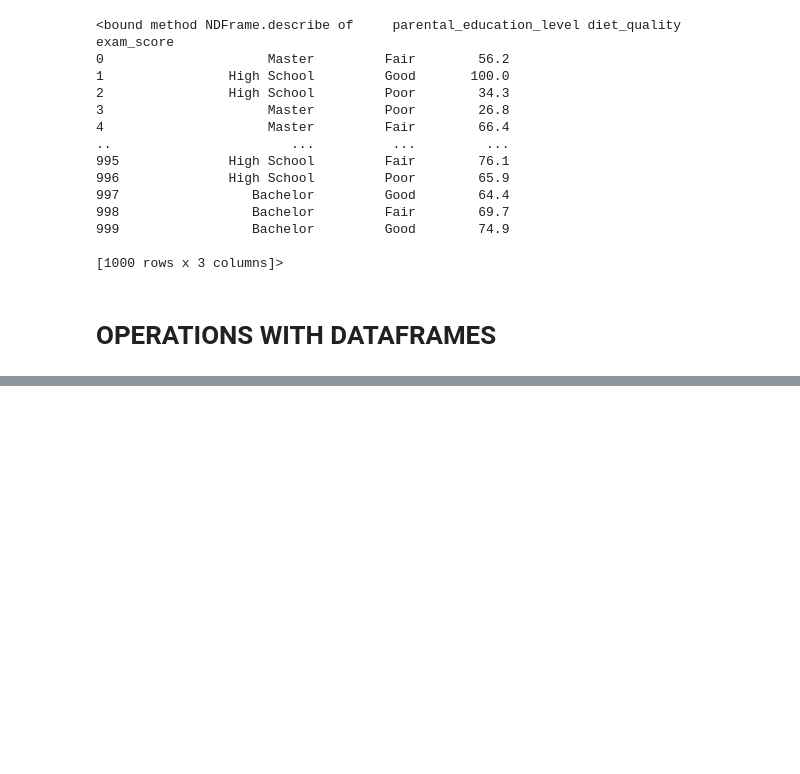
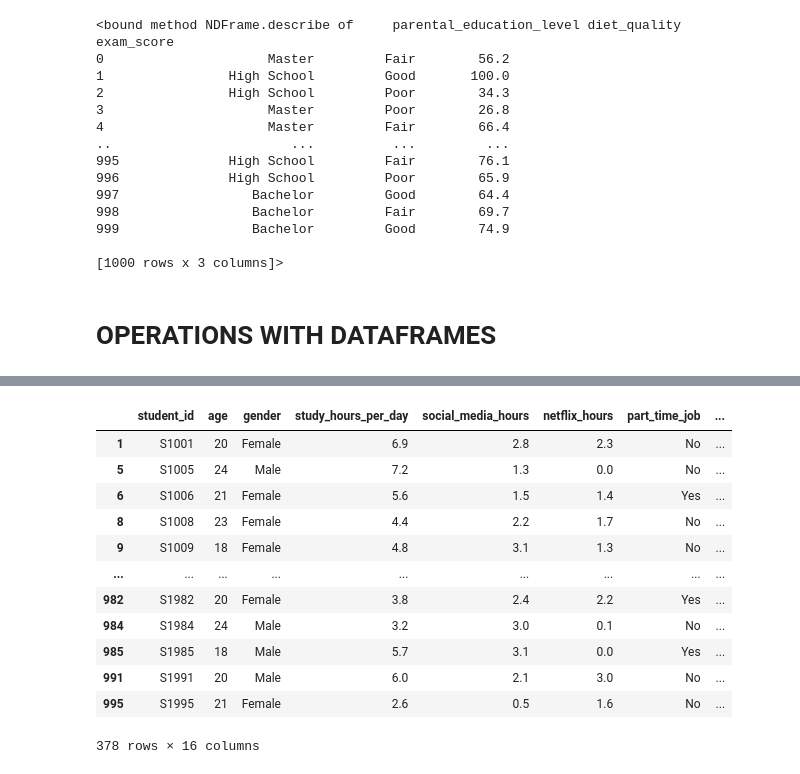
Before and after one commit to everbest12/DATA-SCIENCE, a Jupyter notebook: SKLEARN/Untitled.ipynb, the cells around one changed output, grey strips where cells are left out. Drawn from its saved outputs; the diff is of its cells as text; code cells hidden in the pictures; blank space fills up the shorter version.

```diff
--- a/SKLEARN/Untitled.ipynb
+++ b/SKLEARN/Untitled.ipynb
@@ -236,0 +265,16 @@ df[['parental_education_level', 'diet_quality', 'exam_score']]
+# %%
+  df[df.exam_score >=75]
+# %% [output]
+|  | student_id | age | gender | study_hours_per_day | social_media_hours | netflix_hours | part_time_job | ... |
+| 1 | S1001 | 20 | Female | 6.9 | 2.8 | 2.3 | No | ... |
+| 5 | S1005 | 24 | Male | 7.2 | 1.3 | 0.0 | No | ... |
+| 6 | S1006 | 21 | Female | 5.6 | 1.5 | 1.4 | Yes | ... |
+| 8 | S1008 | 23 | Female | 4.4 | 2.2 | 1.7 | No | ... |
+| 9 | S1009 | 18 | Female | 4.8 | 3.1 | 1.3 | No | ... |
+| ... | ... | ... | ... | ... | ... | ... | ... | ... |
+| 982 | S1982 | 20 | Female | 3.8 | 2.4 | 2.2 | Yes | ... |
+| 984 | S1984 | 24 | Male | 3.2 | 3.0 | 0.1 | No | ... |
+| 985 | S1985 | 18 | Male | 5.7 | 3.1 | 0.0 | Yes | ... |
+| 991 | S1991 | 20 | Male | 6.0 | 2.1 | 3.0 | No | ... |
+| 995 | S1995 | 21 | Female | 2.6 | 0.5 | 1.6 | No | ... |
+378 rows × 16 columns
```
Also changed, not shown: parts of 7 cells of this notebook.
